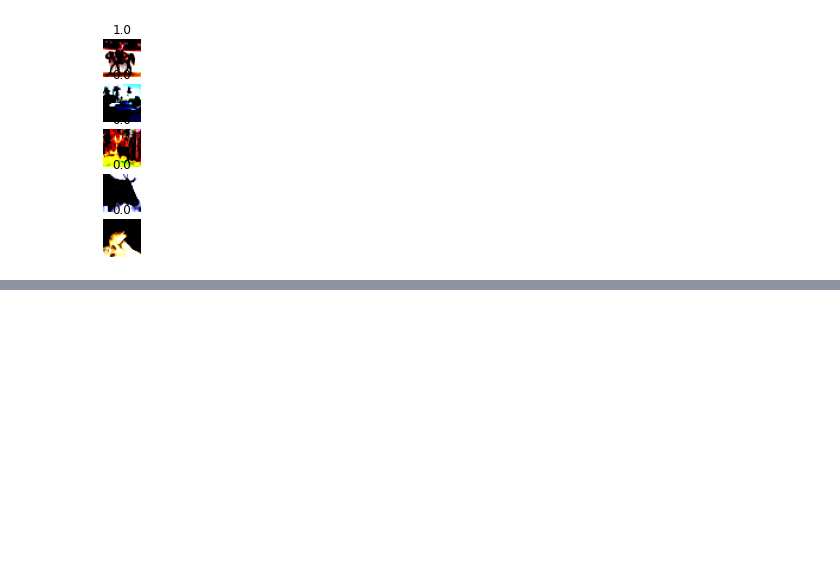
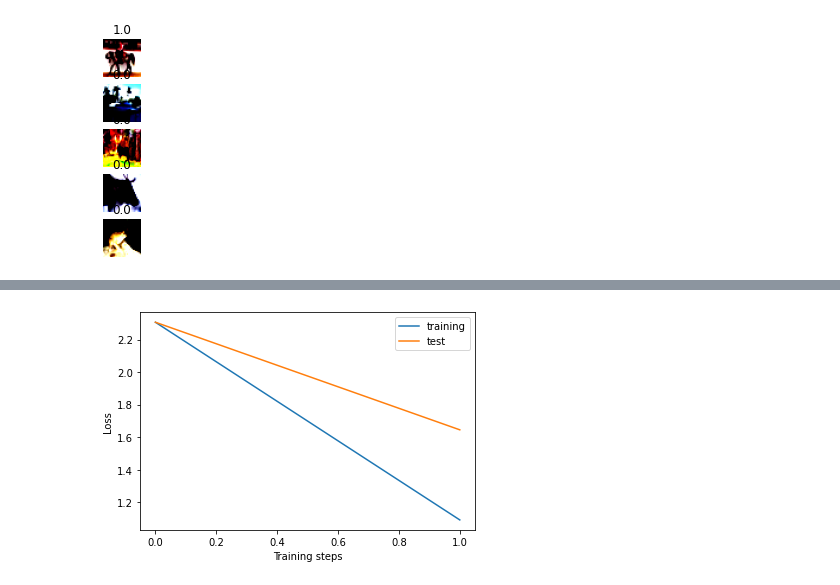
Before and after one commit to Chevron9/iannwtf, a Jupyter notebook: 6/Exercise6.ipynb, the cells around one changed output, grey strips where cells are left out. Drawn from its saved outputs; the diff is of its cells as text; code cells hidden in the pictures; blank space fills up the shorter version.

```diff
--- a/6/Exercise6.ipynb
+++ b/6/Exercise6.ipynb
@@ -213,14 +214,19 @@ class DenseBlock(Layer):
   def __init__(self, input_shape, depth = 3):
     super(DenseBlock, self).__init__()
     self.layers = []
+
     for i in range(depth):
       self.layers.append(Block(input_shape))
 
   def call(self, x, training = True):
+    input = x
 
     for i in self.layers:
+
       x = i(x)
 
+      x = tf.keras.layers.concatenate([input, x], axis=-1)
+
     return x
 # %%
 from tensorflow.keras import Model
@@ -258,8 +272,8 @@ class DenseNet(Model):
 def train_step(model, input, target, loss_function, optimizer):
   # loss_object and optimizer_object are instances of respective tensorflow classes
   with tf.GradientTape() as tape:
-    prediction = model(input)
-    loss = loss_function(target, prediction) + tf.reduce_sum(model.losses)
+    prediction = model(input, training = True)
+    loss = loss_function(target, prediction)
     gradients = tape.gradient(loss, model.trainable_variables)
   optimizer.apply_gradients(zip(gradients, model.trainable_variables))
   return loss
@@ -287,8 +301,8 @@ def test(model, test_data, loss_function):
 tf.keras.backend.clear_session()
 
 ### Hyperparameters
-num_epochs = 5
-learning_rate = 0.00006
+num_epochs = 15
+learning_rate = tf.optimizers.schedules.ExponentialDecay(0.001, 5000, 0.97, staircase=True)
 running_average_factor = 0.95
 
 # Initialize the model.
@@ -317,9 +331,6 @@ train_losses.append(train_loss)
 for epoch in range(num_epochs):
     print('Epoch: __ ' + str(epoch))
 
-    train_dataset = train_dataset.shuffle(buffer_size=128)
-    test_dataset = test_dataset.shuffle(buffer_size=128)
-
     #training (and checking in with training)
     running_average = 0
     for (input,target) in train_dataset:
@@ -331,6 +342,10 @@ for epoch in range(num_epochs):
     test_loss, test_accuracy = test(model, test_dataset, cross_entropy_loss)
     test_losses.append(test_loss)
     test_accuracies.append(test_accuracy)
+
+
+    #Print accuracy
+    print(test_accuracies[-1])
 
     # Visualize accuracy and loss for training and test data.
     # One plot training and test loss.
@@ -350,0 +368,68 @@ for epoch in range(num_epochs):
+# %%
+tf.keras.backend.clear_session()
+
+### Hyperparameters
+num_epochs = 20
+learning_rate =  tf.optimizers.schedules.ExponentialDecay(0.001, 5000, 0.97, staircase=True)
+running_average_factor = 0.95
+
+# Initialize the model.
+model = DenseNet()
+# Initialize the loss: categorical cross entropy. Check out 'tf.keras.losses'.
+cross_entropy_loss = tf.keras.losses.CategoricalCrossentropy()
+# Initialize the optimizer: Adam with default parameters. Check out 'tf.keras.optimizers'
+optimizer = tf.keras.optimizers.Adam(learning_rate)
+
+# Initialize lists for later visualization.
+train_losses = []
+
+test_losses = []
+test_accuracies = []
+
+#testing once before we begin
+test_loss, test_accuracy = test(model, test_dataset, cross_entropy_loss)
+test_losses.append(test_loss)
+test_accuracies.append(test_accuracy)
+
+#check how model performs on train data once before we begin
+train_loss, _ = test(model, train_dataset, cross_entropy_loss)
+train_losses.append(train_loss)
+
+#We train for num_epochs epochs.
+for epoch in range(num_epochs):
+    print('Epoch: __ ' + str(epoch))
+
+
+    #training (and checking in with training)
+    running_average = 0
+    for (input,target) in train_dataset:
+        train_loss = train_step(model, input, target, cross_entropy_loss, optimizer)
+        running_average = running_average_factor * running_average  + (1 - running_average_factor) * train_loss
+    train_losses.append(running_average)
+
+    #testing
+    test_loss, test_accuracy = test(model, test_dataset, cross_entropy_loss)
+    test_losses.append(test_loss)
+    test_accuracies.append(test_accuracy)
+
+
+    #Print accuracy
+    print(test_accuracies[-1])
+
+    # Visualize accuracy and loss for training and test data.
+    # One plot training and test loss.
+    # One plot training and test accuracy.
+    plt.figure()
+    line1, = plt.plot(train_losses)
+    line2, = plt.plot(test_losses)
+    plt.xlabel("Training steps")
+    plt.ylabel("Loss")
+    plt.legend((line1,line2),("training","test"))
+    plt.show()
+
+    plt.figure()
+    line1, = plt.plot(test_accuracies)
+    plt.xlabel("Training steps")
+    plt.ylabel("Accuracy")
+    plt.show()
+# %% [output]
@@ -350,0 +438 @@ for epoch in range(num_epochs):
+[figure, added]
```
Also changed, not shown: parts of 8 cells of this notebook.
